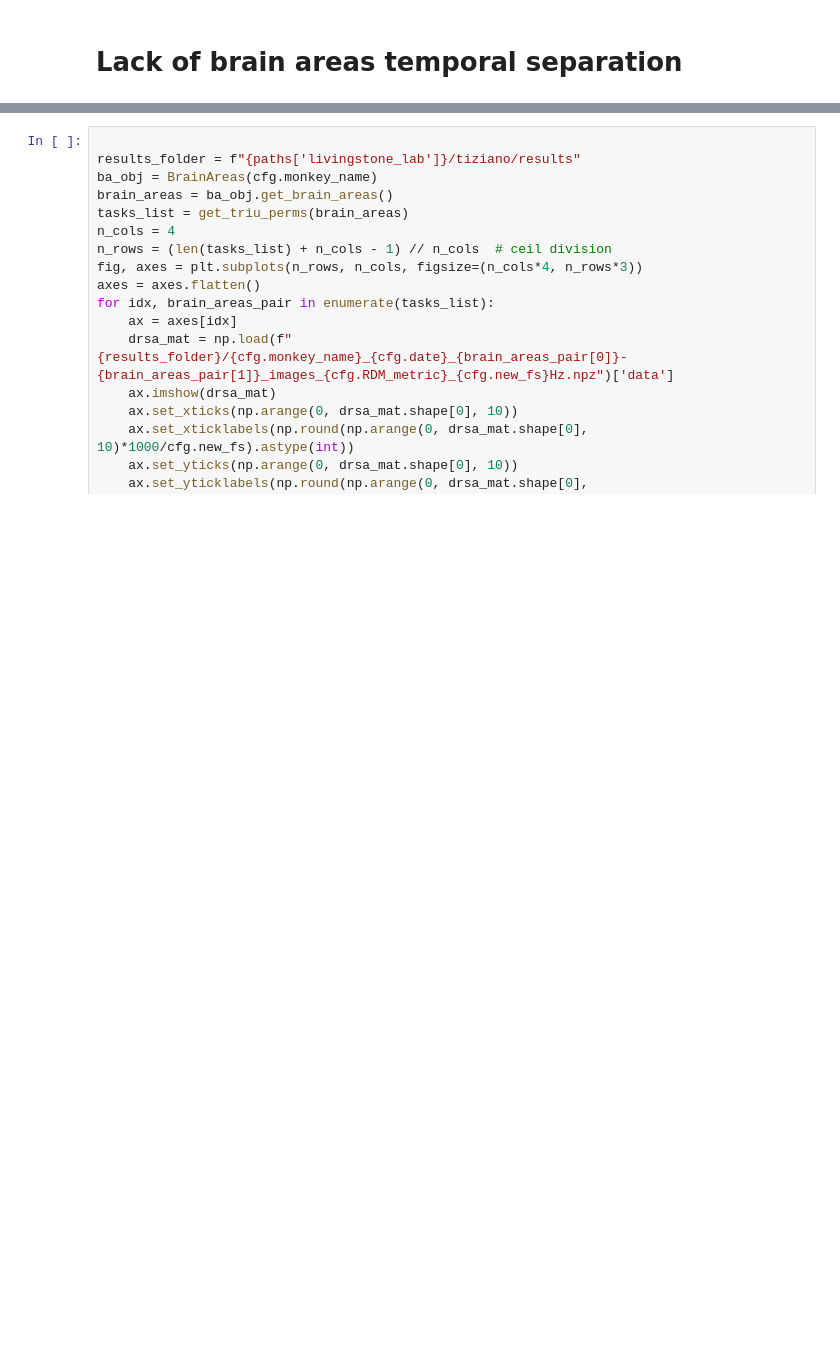
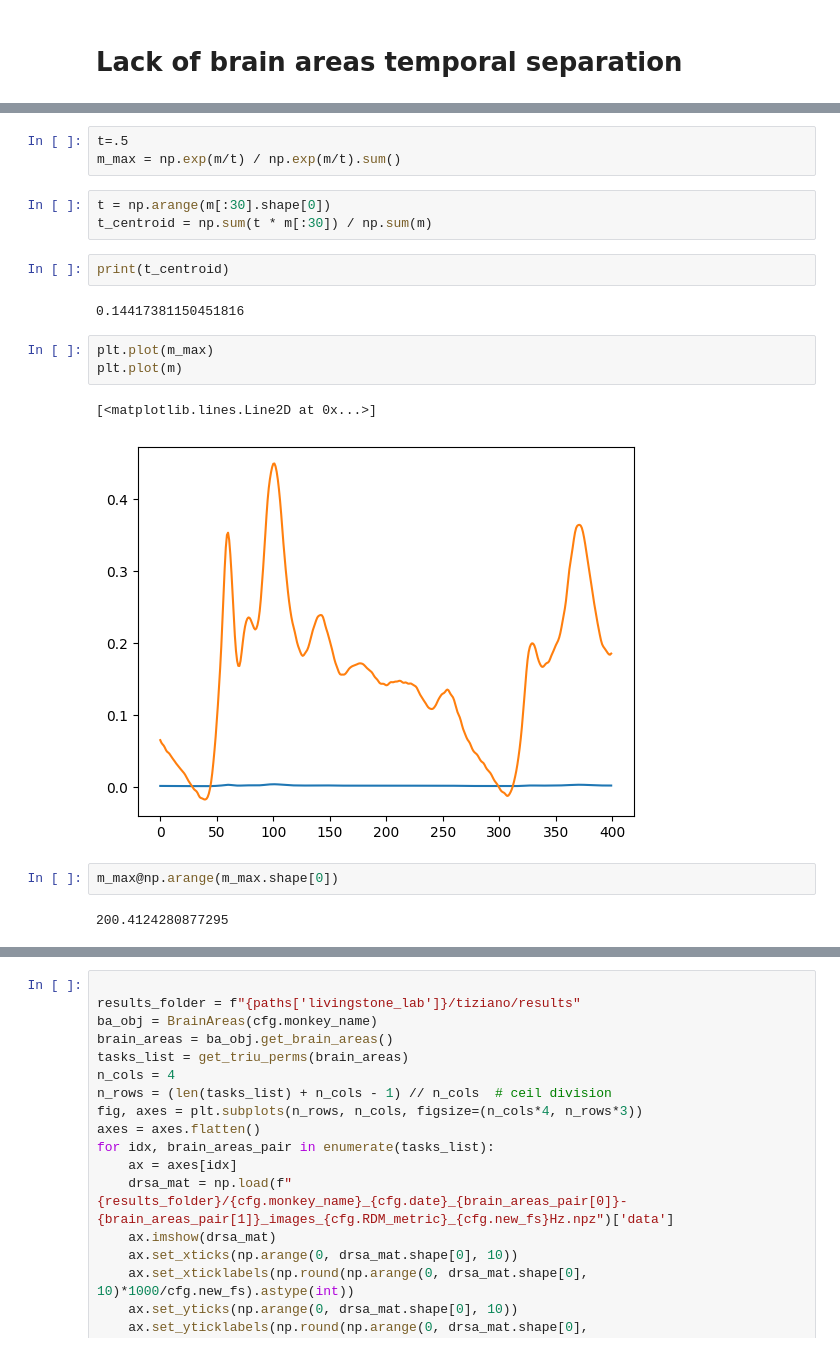
Before and after one commit to TizianoCausin01/temporal_context, a Jupyter notebook: python_scripts/scripts/figures_research_proposal.ipynb, the cells around one changed output, grey strips where cells are left out. Drawn from its saved outputs; the diff is of its cells as text; blank space fills up the shorter version.

```diff
--- a/python_scripts/scripts/figures_research_proposal.ipynb
+++ b/python_scripts/scripts/figures_research_proposal.ipynb
@@ -354,0 +367,20 @@ plt.savefig(f"{cfg.fig_dir}/avg_population_activity.pdf")
+# %%
+t=.5
+m_max = np.exp(m/t) / np.exp(m/t).sum()
+# %%
+t = np.arange(m[:30].shape[0])
+t_centroid = np.sum(t * m[:30]) / np.sum(m)
+# %%
+print(t_centroid)
+# %% [output]
+0.14417381150451816
+# %%
+plt.plot(m_max)
+plt.plot(m)
+# %% [output]
+[<matplotlib.lines.Line2D at 0x...>]
+[figure, added]
+# %%
+m_max@np.arange(m_max.shape[0])
+# %% [output]
+200.4124280877295
```
Also changed, not shown: parts of 5 cells of this notebook, 2 other files.
